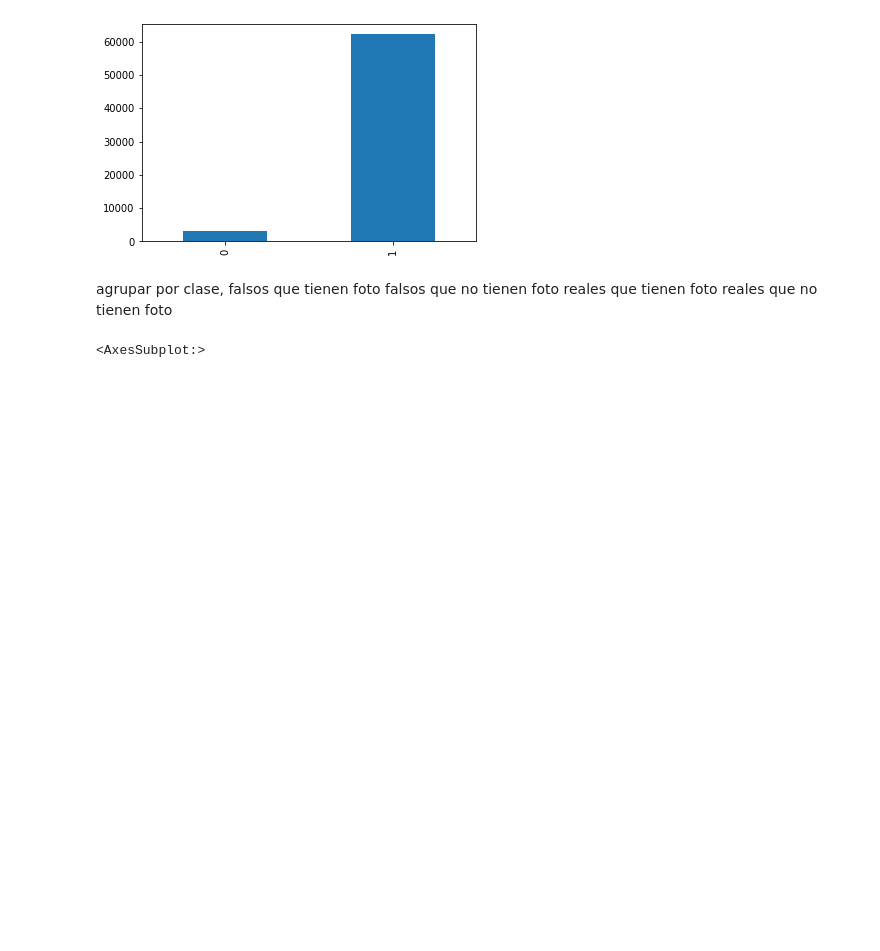
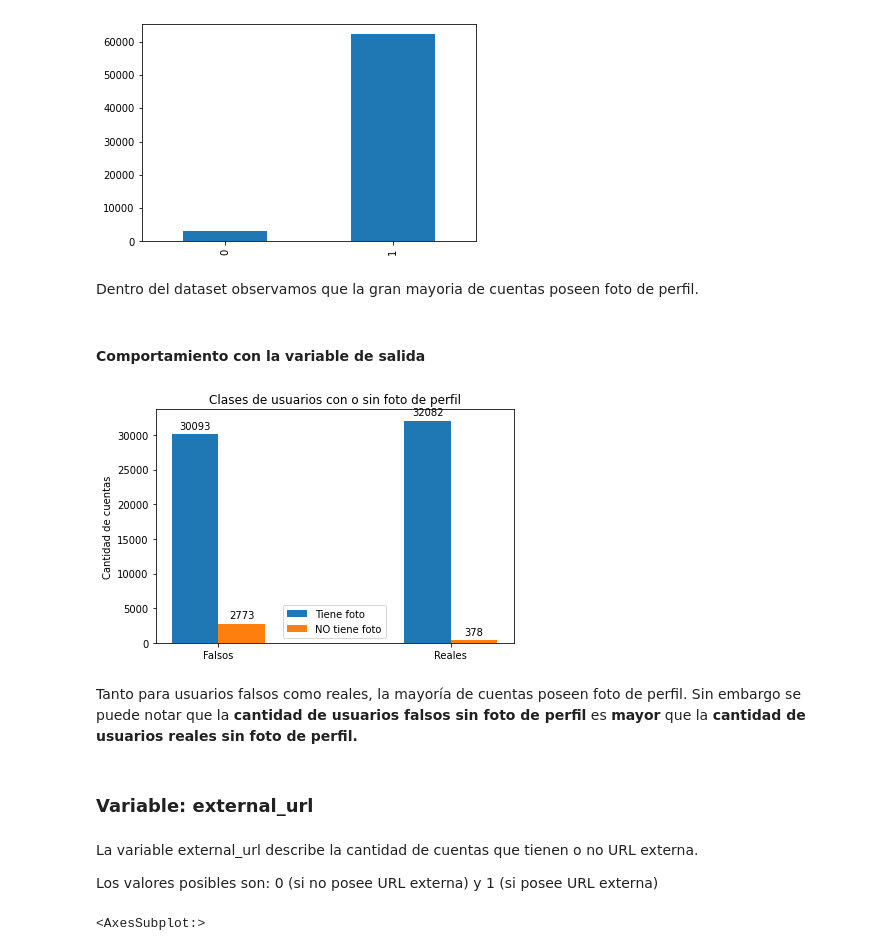
Before and after one commit to MiguelIribas/MachineLearning, a Jupyter notebook: tp1_EDA.ipynb, the cells around one changed output. Drawn from its saved outputs; the diff is of its cells as text; code cells hidden in the pictures; blank space fills up the shorter version.

```diff
--- a/tp1_EDA.ipynb
+++ b/tp1_EDA.ipynb
@@ -245,10 +240,45 @@ dataset.profile_picture.value_counts().sort_index().plot.bar()
 # %% [output]
 <AxesSubplot:>
 [figure]
+# %% [markdown]
+Dentro del dataset observamos que la gran mayoria de cuentas poseen foto de perfil.
+# %% [markdown]
+#### Comportamiento con la variable de salida
+# %%
+labels = ['Falsos','Reales']
+con_foto = [len(dataset[(dataset.profile_picture == 1) & (dataset.user_class == 'f')]),
+          len(dataset[(dataset.profile_picture == 1) & (dataset.user_class == 'r')])]
+
+sin_foto = [len(dataset[(dataset.profile_picture == 0) & (dataset.user_class == 'f')]),
+            len(dataset[(dataset.profile_picture == 0) & (dataset.user_class == 'r')])]
+
+x = np.arange(len(labels))
+width = 0.20
+
+fig, ax = plt.subplots()
+rects1 = ax.bar(x - width/2, con_foto, width, label='Tiene foto')
+rects2 = ax.bar(x + width/2, sin_foto, width, label='NO tiene foto')
+
+ax.set_ylabel('Cantidad de cuentas')
+ax.set_title('Clases de usuarios con o sin foto de perfil')
+ax.set_xticks(x)
+ax.set_xticklabels(labels)
+ax.legend()
+
+ax.bar_label(rects1, padding=3)
+ax.bar_label(rects2, padding=3)
+
+fig.tight_layout()
+
+plt.show()
+# %% [output]
+[figure, added]
+# %% [markdown]
+Tanto para usuarios falsos como reales, la mayoría de cuentas poseen foto de perfil. Sin embargo se puede notar que la **cantidad de usuarios falsos sin foto de perfil** es **mayor** que la **cantidad de usuarios reales sin foto de perfil.**
 # %% [markdown]
-agrupar por clase,
-falsos que tienen foto
-falsos que no tienen foto
-reales que tienen foto
-reales que no tienen foto
+### Variable: external_url
+# %% [markdown]
+La variable external_url describe la cantidad de cuentas que tienen o no URL externa.
+
+Los valores posibles son: 0 (si no posee URL externa) y 1 (si posee URL externa)
 # %%
```
Also changed, not shown: parts of 28 cells of this notebook.
